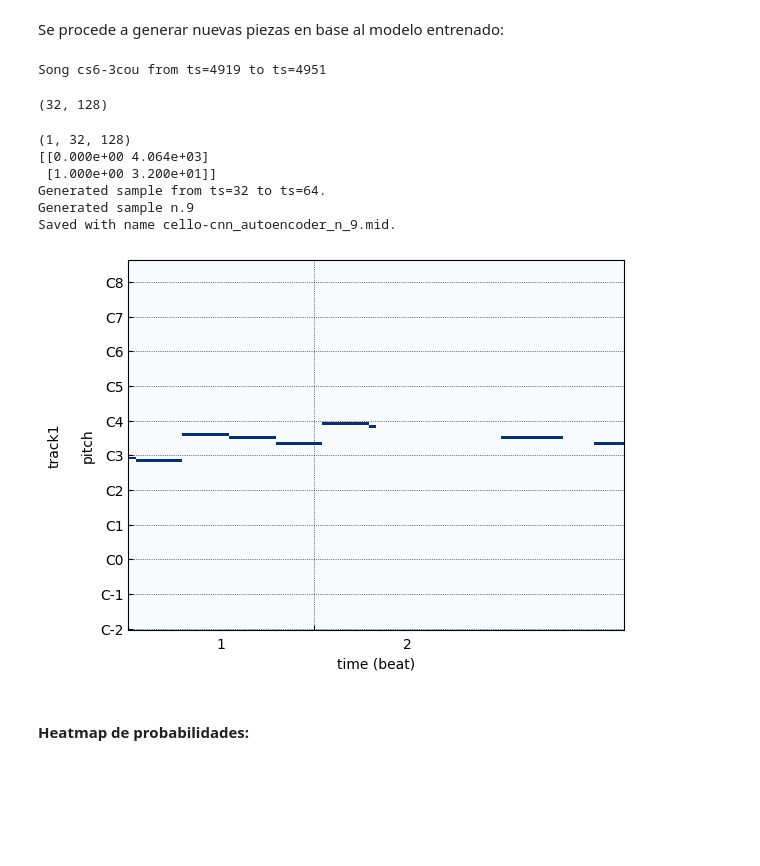
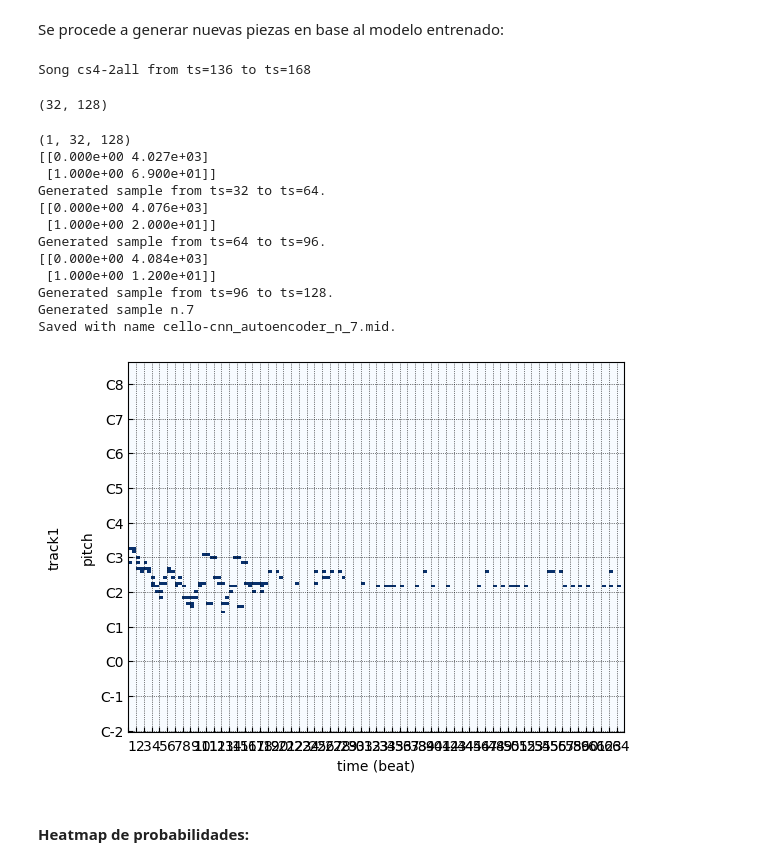
Before and after one commit to STarrio/generative-music, a Jupyter notebook: CNNMusicGeneration.ipynb, the cells around one changed output. Cells and saved outputs as stored; diff of their text form; code cells hidden in the pictures; blank space fills up the shorter version.

Commit message:
[CNN] added resolution param

```diff
--- a/CNNMusicGeneration.ipynb
+++ b/CNNMusicGeneration.ipynb
@@ -40,6 +40,7 @@ STORE_PATH=os.path.join(BASE_PATH,'generated')
 
 RANDOM_SEED=616
 SEQ_LEN=32
+RESOLUTION=2
 # %% [markdown]
 ### Clases para el preprocesamiento de los datos y la compilación del modelo
 # %%
@@ -91,7 +92,7 @@ class CNNDatasetEncoder:
 
         processed_tracks = {}
 
-        padded = song.pad_to_same()
+        padded = song.set_resolution(RESOLUTION).pad_to_same()
 
         if(self.blend_tracks):
             return { 'MAIN_TRACK':padded.binarize().blend().astype(float) }
@@ -309,7 +310,7 @@ class CNNSampleGenerator:
         pianoroll = self.generated_sequence
 
         bt = pr.BinaryTrack(name='track1', pianoroll=pianoroll)
-        multitrack = pr.Multitrack(name='song1',tracks=[bt])
+        multitrack = pr.Multitrack(name='song1',tracks=[bt],resolution=RESOLUTION)
 
         self.plot_sample(multitrack)
 
@@ -397,5 +398,5 @@ _________________________________________________________________
 # %% [markdown]
 Proceso de entrenamiento del modelo:
 # %%
-train_hist=cnn.fit_model(X_train, y_train, X_valid, y_valid, STORE_PATH, epochs=1000)
+train_hist=cnn.fit_model(X_train, y_train, X_valid, y_valid, STORE_PATH, epochs=30)
 # %% [output]
@@ -435,7 +436,7 @@ start_ts = np.random.randint(pianoroll.shape[0]-SEQ_LEN)
 s_in=pianoroll[start_ts:start_ts+SEQ_LEN,:]
 print(f'Song {song_name} from ts={start_ts} to ts={start_ts+32}')
 # %% [output]
-Song cs6-3cou from ts=4919 to ts=4951
+Song cs4-2all from ts=136 to ts=168
 # %%
 s_in.shape
 # %% [output]
@@ -445,14 +446,20 @@ s_in.shape
 sampler = CNNSampleGenerator(cnn, encoder)
 # %%
 # Generamos una nueva pieza y se guarda en formato MIDI
-sampler.generate(s_in, sample_length=1, threshold=0.35)
+sampler.generate(s_in, sample_length=3, threshold=0.2)
 sampler.gen2midi()
 # %% [output]
 (1, 32, 128)
-[[0.000e+00 4.064e+03]
- [1.000e+00 3.200e+01]]
+[[0.000e+00 4.027e+03]
+ [1.000e+00 6.900e+01]]
 Generated sample from ts=32 to ts=64.
-Generated sample n.9
-Saved with name cello-cnn_autoencoder_n_9.mid.
+[[0.000e+00 4.076e+03]
+ [1.000e+00 2.000e+01]]
+Generated sample from ts=64 to ts=96.
+[[0.000e+00 4.084e+03]
+ [1.000e+00 1.200e+01]]
+Generated sample from ts=96 to ts=128.
+Generated sample n.7
+Saved with name cello-cnn_autoencoder_n_7.mid.
-[figure, old version]
+[figure, new version]
 # %%
```
Also changed, not shown: parts of 8 cells of this notebook, 1 other file.
